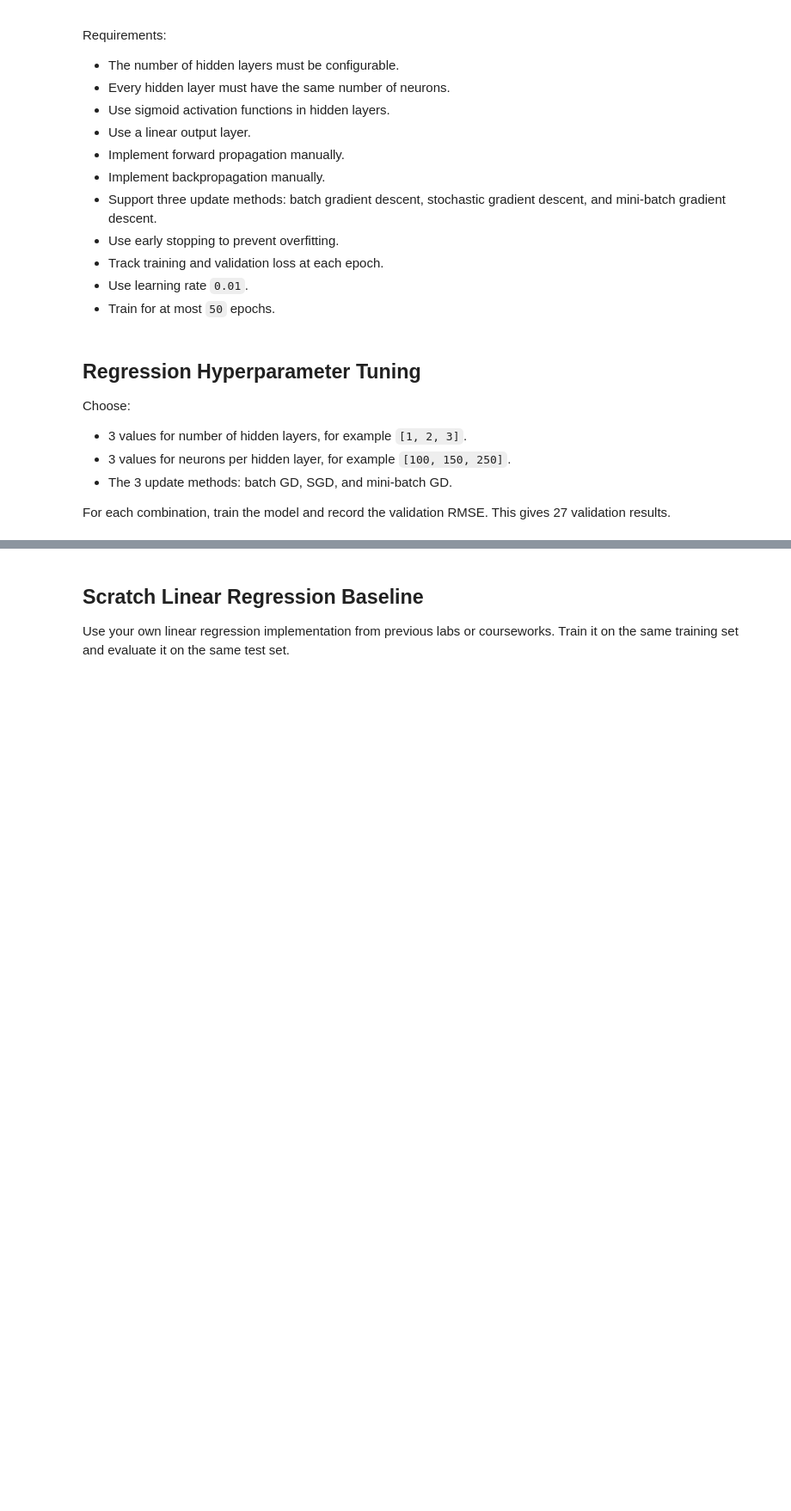
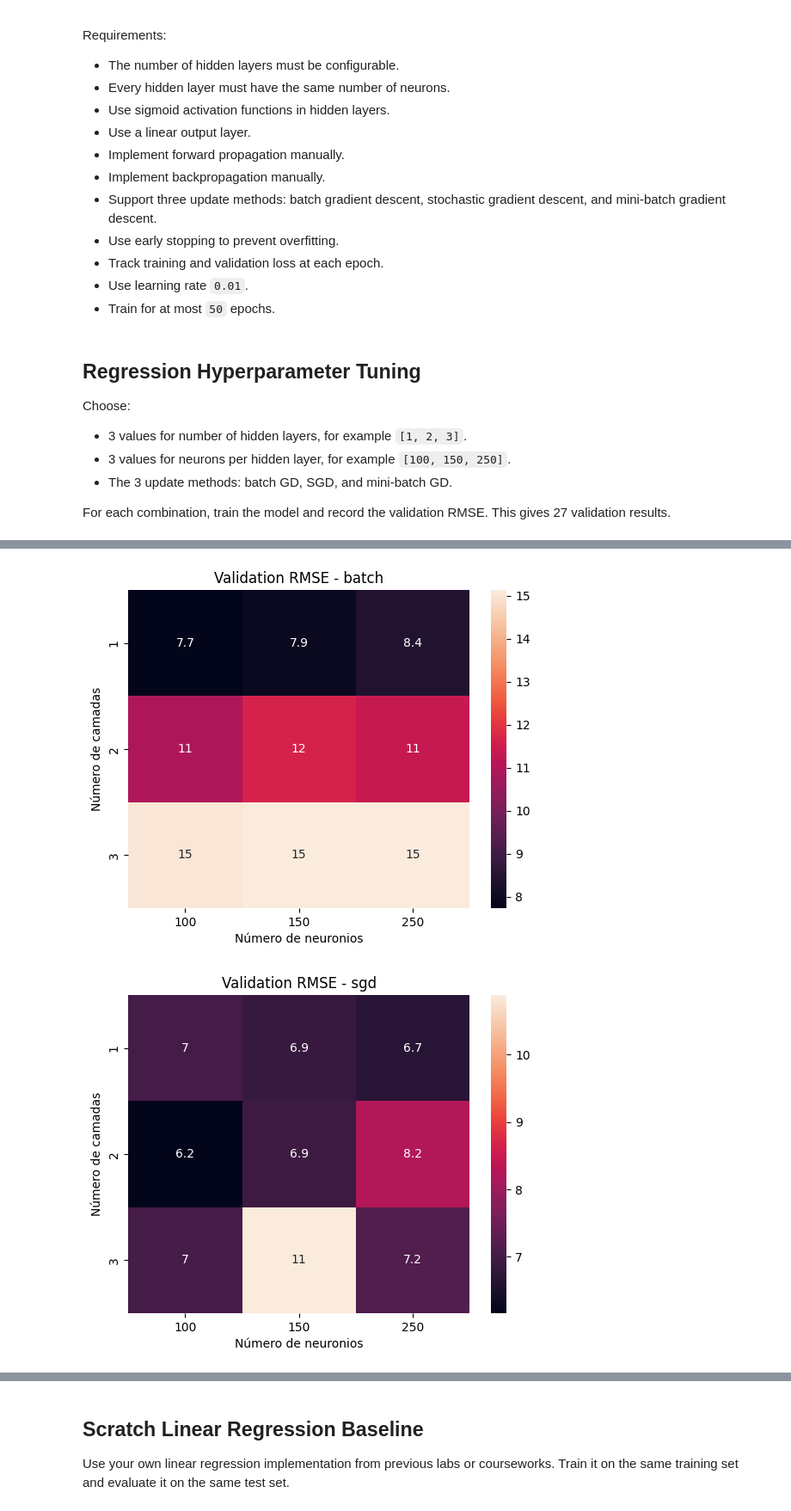
Before and after one commit to jhe-sua/fgv-teaemcd, a Jupyter notebook: tarefa3/810597.ipynb, the cells around one changed output, grey strips where cells are left out. Shown at 86% size. Drawn from its saved outputs; the diff is of its cells as text; code cells hidden in the pictures; blank space fills up the shorter version.

```diff
--- a/tarefa3/810597.ipynb
+++ b/tarefa3/810597.ipynb
@@ -531,7 +617,27 @@ raise NotImplementedError
 # %%
 # TODO: Produce one validation RMSE heatmap per update method.
 # Rows: number of hidden layers.
 # Columns: neurons per hidden layer.
 # Values: validation RMSE.
 
-raise NotImplementedError
+rr = regression_results
+
+for i, x in enumerate(regression_update_methods):
+    heatmap_data = rr[rr["update_method"] == x].pivot(
+    index="hidden_layers",
+    columns="neurons_per_layer",
+    values="validation_rmse"
+    )
+
+    sns.heatmap(
+        heatmap_data,
+        annot=True,
+    )
+
+    plt.title(f"Validation RMSE - {x}")
+    plt.xlabel("Número de neuronios")
+    plt.ylabel("Número de camadas")
+    plt.show()
+# %% [output]
+[figure, added]
+[figure, added]
```
Also changed, not shown: parts of 5 cells of this notebook.
